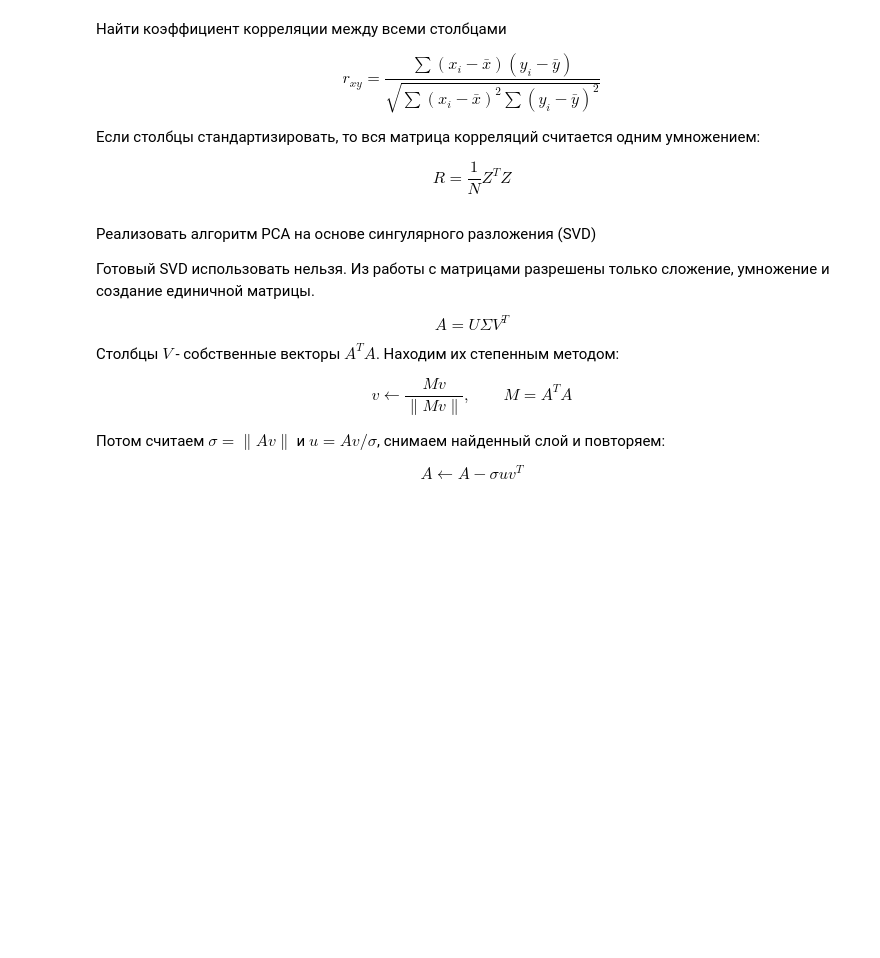
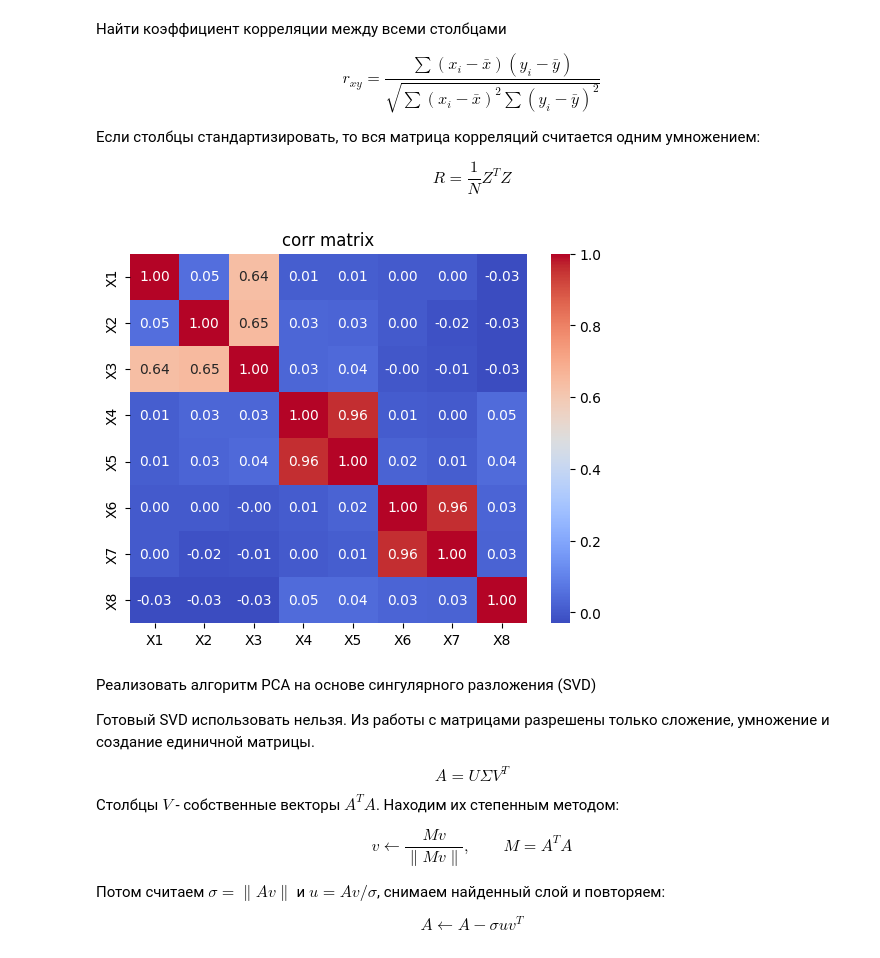
Before and after one commit to CompleWin/ml-journey, a Jupyter notebook: machine-learning/lessons/pavel/lab4/lab4_live.ipynb, the cells around one changed output. Drawn from its saved outputs; the diff is of its cells as text; code cells hidden in the pictures; blank space fills up the shorter version.

```diff
--- a/machine-learning/lessons/pavel/lab4/lab4_live.ipynb
+++ b/machine-learning/lessons/pavel/lab4/lab4_live.ipynb
@@ -21,6 +51,29 @@ $$r_{xy} = \frac{\sum (x_i - \bar{x})(y_i - \bar{y})}{\sqrt{\sum (x_i - \bar{x})
 Если столбцы стандартизировать, то вся матрица корреляций считается одним умножением:
 
 $$R = \frac{1}{N} Z^T Z$$
+# %%
+def mean(x, axis=0):
+    return np.sum(x, axis=axis) / len(x)
+
+def var(x, axis=0):
+    m = mean(x, axis)
+    return np.sum((x - m) ** 2, axis) / len(x)
+
+def std(x, axis=0):
+    return var(x, axis) ** 0.5
+
+def corr_matrix(data):
+    Z = (data - mean(data, axis=0)) / std(data, axis=0)
+    return Z.T @ Z / len(data)
+
+
+R = corr_matrix(X)
+
+sns.heatmap(R, annot=True, fmt='.2f', xticklabels=df.columns, yticklabels=df.columns, cmap='coolwarm')
+plt.title('corr matrix')
+plt.show()
+# %% [output]
+[figure, added]
 # %% [markdown]
 Реализовать алгоритм PCA на основе сингулярного разложения (SVD)
 
```
Also changed, not shown: parts of 4 cells of this notebook, 22 other files.
